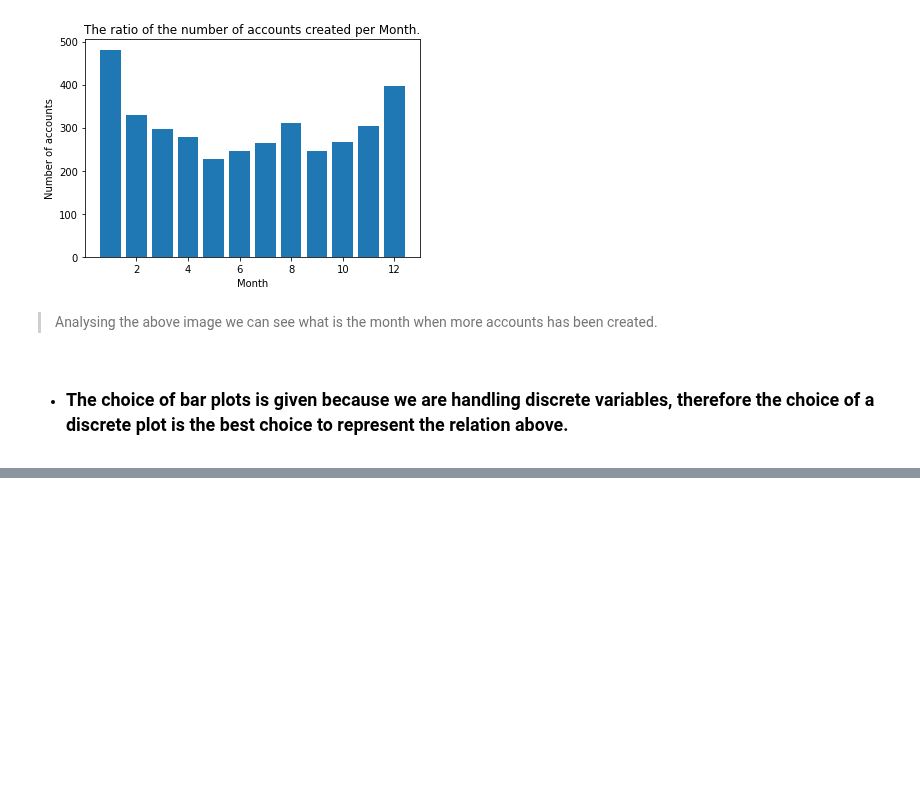
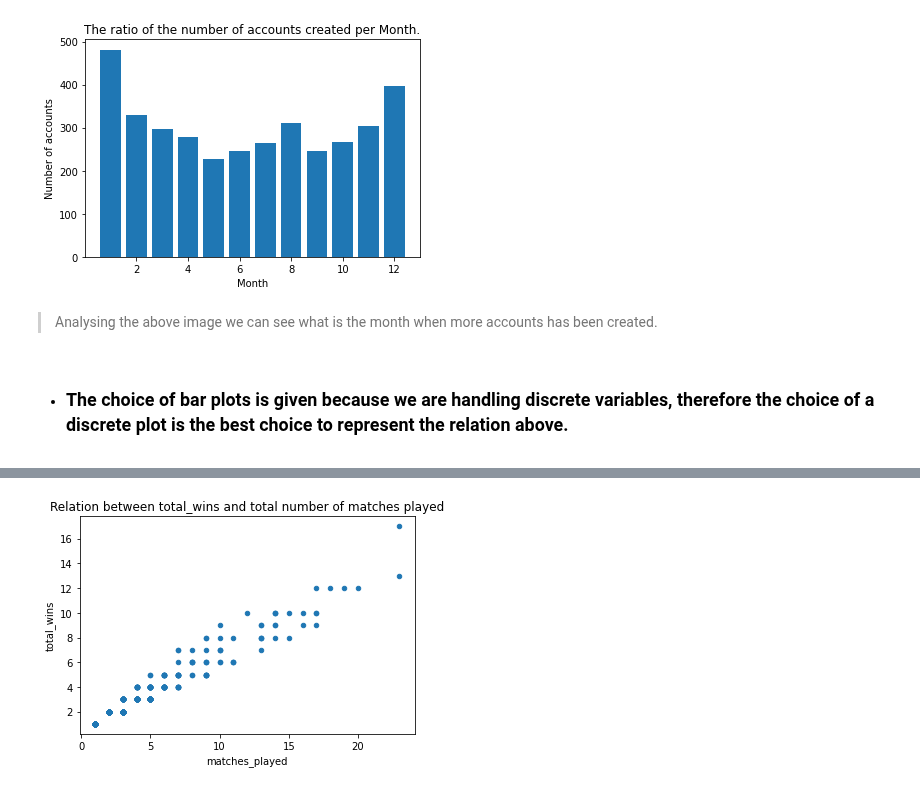
Before and after one commit to victor-s-santos/DataAnalystic-Test, a Jupyter notebook: Analysis2.ipynb, the cells around one changed output, grey strips where cells are left out. Saved outputs shown, nothing was run; the diff lists cells and outputs as text; code cells hidden in the pictures; blank space fills up the shorter version.

Commit message:
add new relations

```diff
--- a/Analysis2.ipynb
+++ b/Analysis2.ipynb
@@ -238,0 +224,4 @@ plt.show()
+# %%
+#The dataframe of players whose have wins > loss
+my_df_wins = my_df.loc[my_df['total_wins'] > my_df['total_loss']]
+my_df_wins
@@ -238,0 +242,8 @@ plt.show()
+# %%
+my_df_wins.plot(x = 'matches_played',
+           y = 'total_wins',
+           kind = 'scatter',
+           title = 'Relation between total_wins and total number of matches played')
+plt.savefig('images/my_df_wins_distribution.png', dpi=400)
+# %% [output]
+[figure, added]
```
Also changed, not shown: parts of 8 cells of this notebook, 4 other files.
